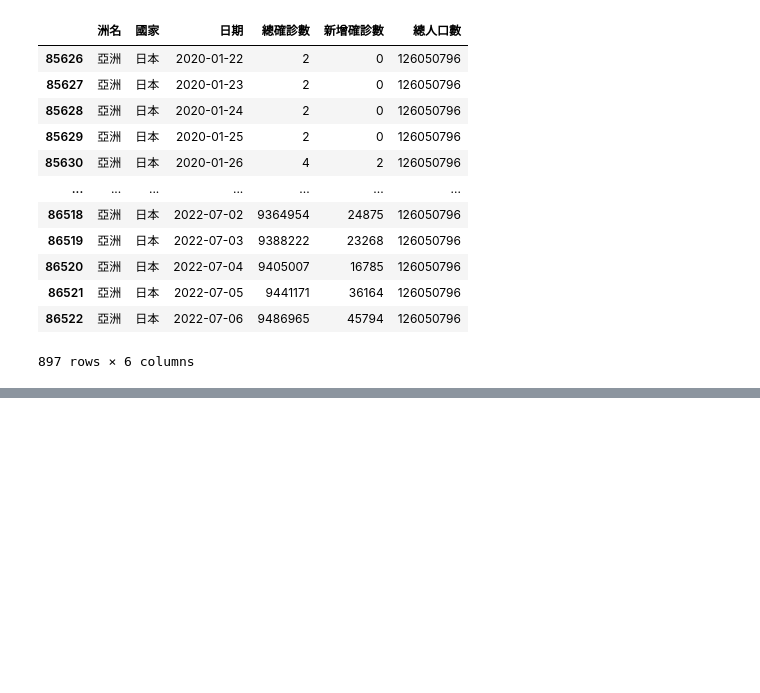
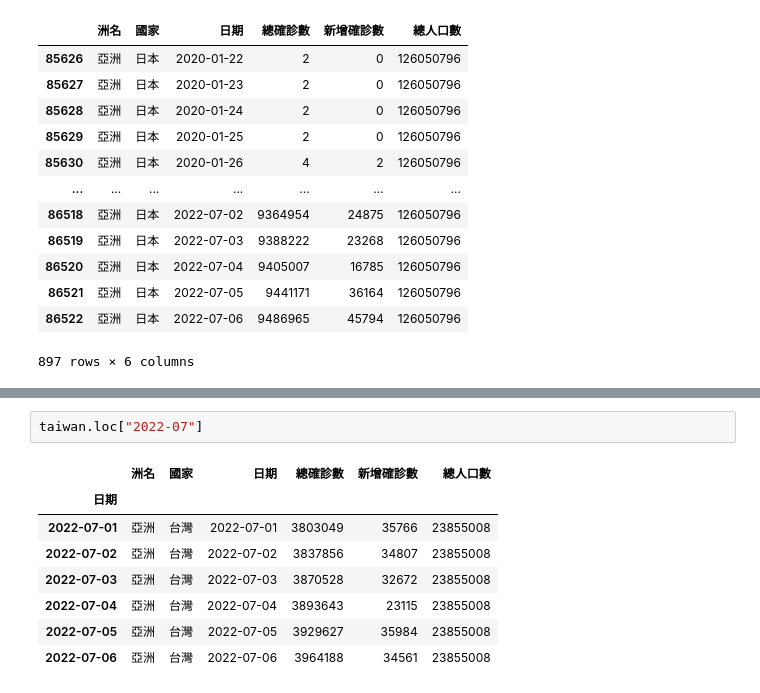
Before and after one commit to Keng9487/python1, a Jupyter notebook: 上課用目錄/lesson18_1.ipynb, the cells around one changed output, grey strips where cells are left out. Drawn from its saved outputs; the diff is of its cells as text; blank space fills up the shorter version.

```diff
--- a/上課用目錄/lesson18_1.ipynb
+++ b/上課用目錄/lesson18_1.ipynb
@@ -125,0 +174,11 @@ taiwan = dataFrame2.query('國家=="台灣"')
+# %%
+taiwan.loc["2022-07"]
+# %% [output]
+|  | 洲名 | 國家 | 日期 | 總確診數 | 新增確診數 | 總人口數 |
+| 日期 |  |  |  |  |  |  |
+| 2022-07-01 | 亞洲 | 台灣 | 2022-07-01 | 3803049 | 35766 | 23855008 |
+| 2022-07-02 | 亞洲 | 台灣 | 2022-07-02 | 3837856 | 34807 | 23855008 |
+| 2022-07-03 | 亞洲 | 台灣 | 2022-07-03 | 3870528 | 32672 | 23855008 |
+| 2022-07-04 | 亞洲 | 台灣 | 2022-07-04 | 3893643 | 23115 | 23855008 |
+| 2022-07-05 | 亞洲 | 台灣 | 2022-07-05 | 3929627 | 35984 | 23855008 |
+| 2022-07-06 | 亞洲 | 台灣 | 2022-07-06 | 3964188 | 34561 | 23855008 |
```
Also changed, not shown: parts of 7 cells of this notebook, 2 other files.
